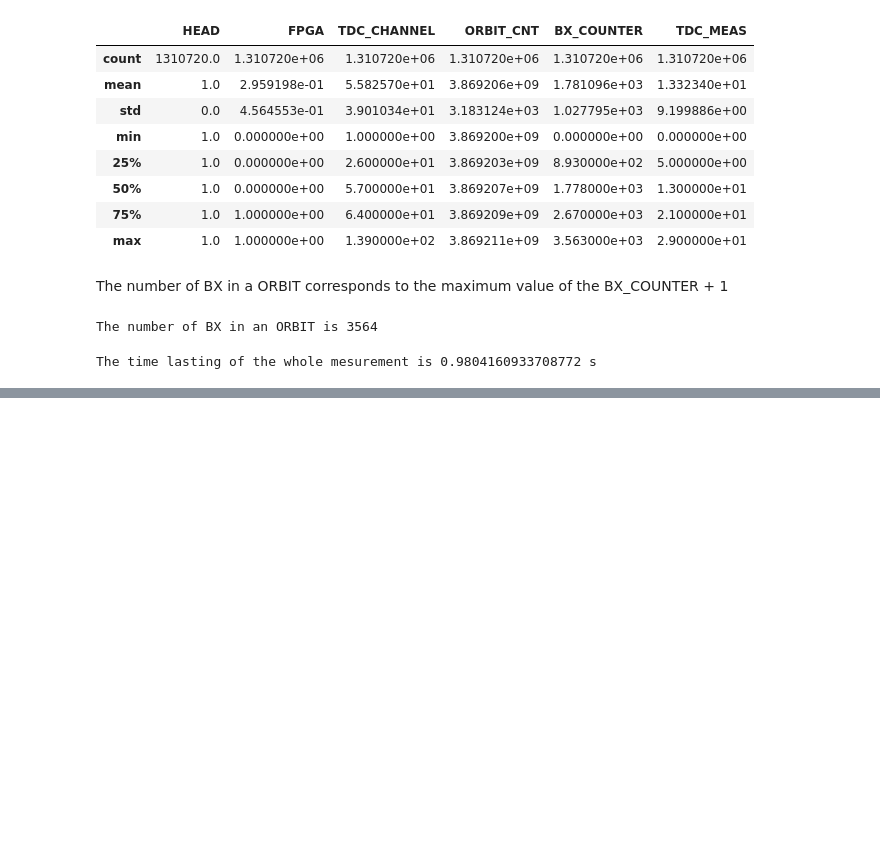
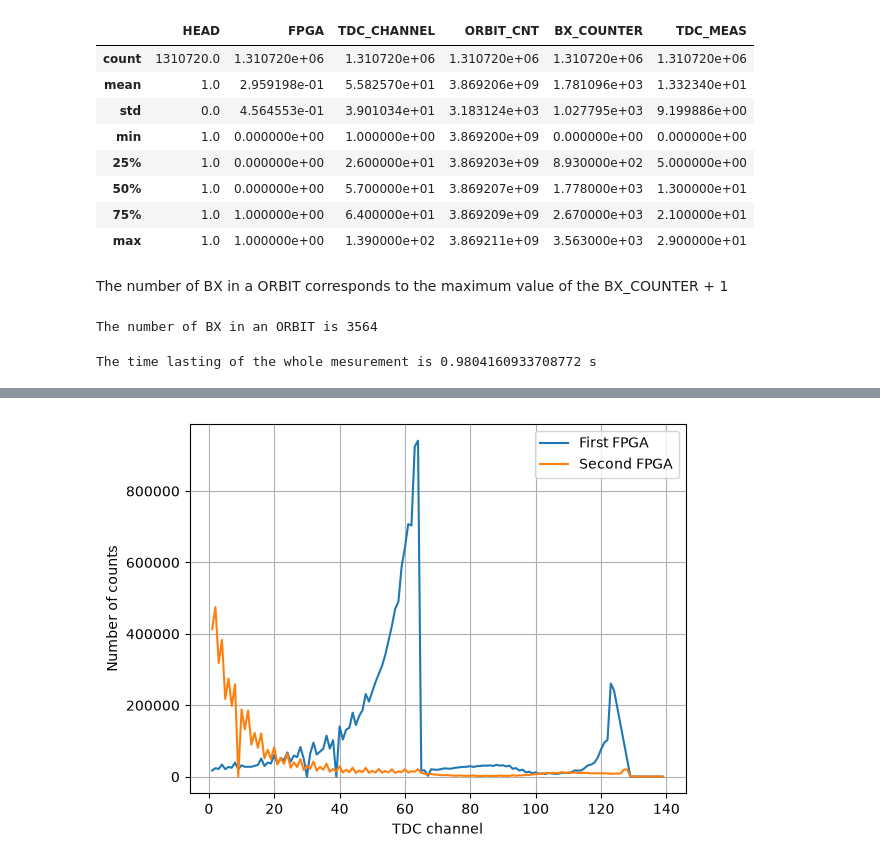
Before and after one commit to martina-pazzogna/Esercizi-Laboratory-of-computational-physics, a Jupyter notebook: Lab_session_6/lab6-es1.ipynb, the cells around one changed output, grey strips where cells are left out. Saved outputs shown, nothing was run; the diff lists cells and outputs as text; code cells hidden in the pictures; blank space fills up the shorter version.

```diff
--- a/Lab_session_6/lab6-es1.ipynb
+++ b/Lab_session_6/lab6-es1.ipynb
@@ -119,0 +128,14 @@ data
+# %%
+#plotting the number of counts per TDC
+df_0 = data[data['FPGA'] == 0].groupby('TDC_CHANNEL', as_index = False)['TDC_MEAS'].sum()
+df_1 = data[data['FPGA'] == 1].groupby('TDC_CHANNEL', as_index = False)['TDC_MEAS'].sum()
+plt.figure()
+plt.plot(df_0['TDC_CHANNEL'], df_0['TDC_MEAS'], label = 'First FPGA')
+plt.plot(df_1['TDC_CHANNEL'], df_1['TDC_MEAS'], label = 'Second FPGA')
+plt.xlabel('TDC channel')
+plt.ylabel('Number of counts')
+plt.legend()
+plt.grid()
+plt.show()
+# %% [output]
+[figure, added]
```
Also changed, not shown: parts of 8 cells of this notebook.
